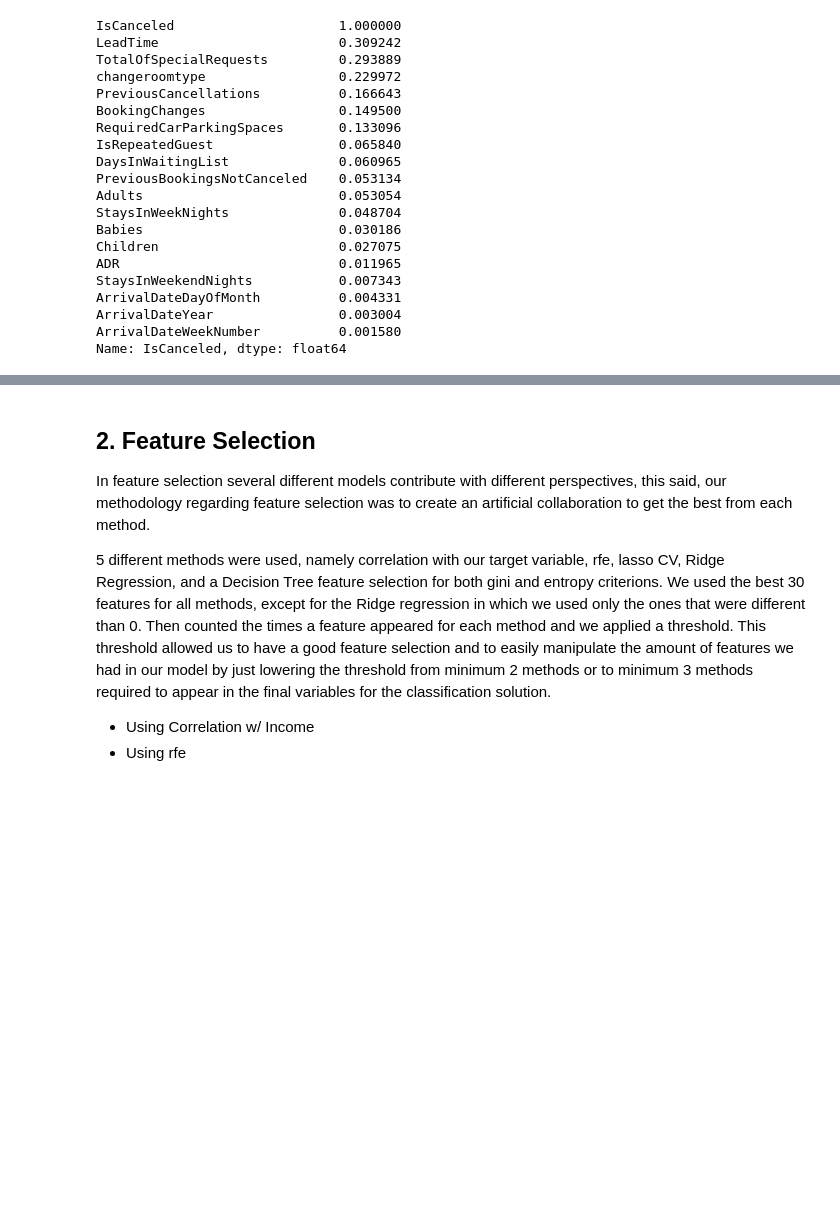
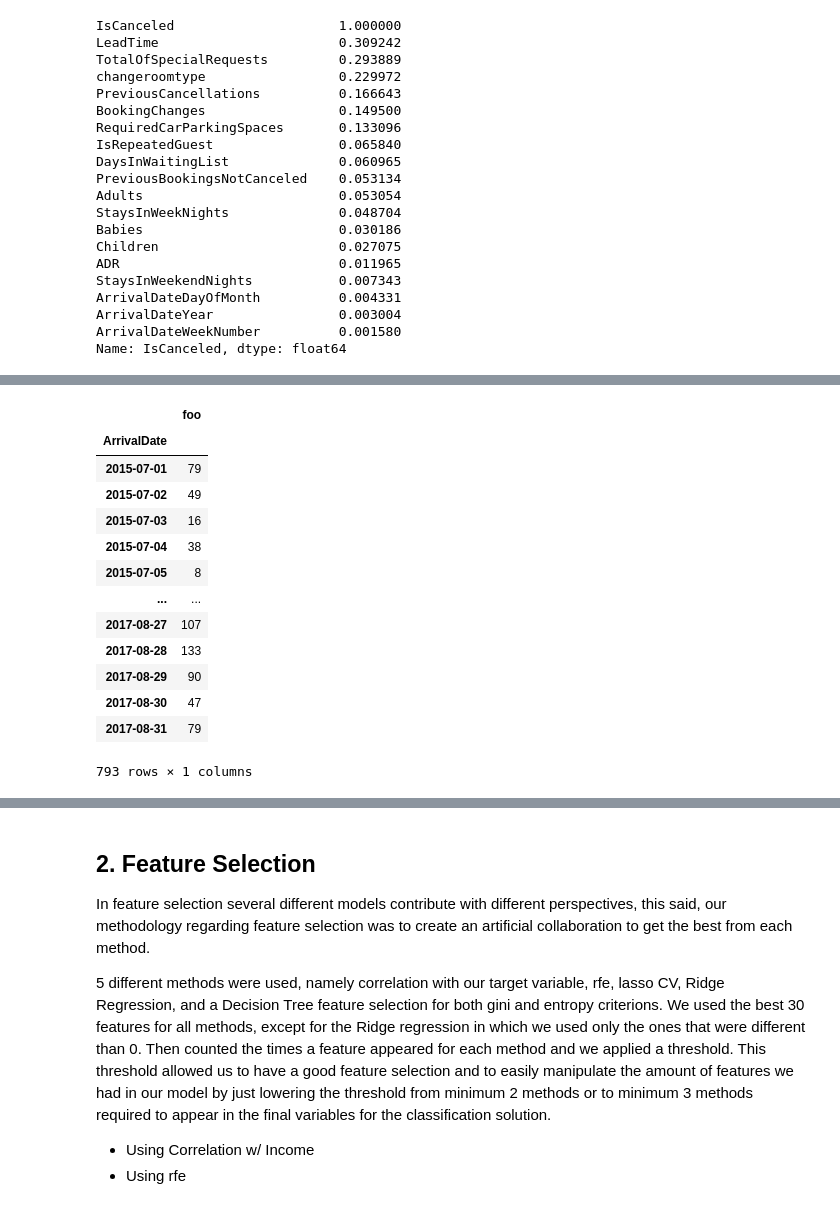
Before and after one commit to fredericojpr/BC2_Predict_Cancellations, a Jupyter notebook: scripts/BC2_Notebook_Goncalo.ipynb, the cells around one changed output, grey strips where cells are left out. Saved outputs shown, nothing was run; the diff lists cells and outputs as text; code cells hidden in the pictures; blank space fills up the shorter version.

```diff
--- a/scripts/BC2_Notebook_Goncalo.ipynb
+++ b/scripts/BC2_Notebook_Goncalo.ipynb
@@ -187,0 +234,18 @@ Name: IsCanceled, dtype: float64
+# %%
+a = events.groupby(['ArrivalDate']).count()
+a
+# %% [output]
+|  | foo |
+| ArrivalDate |  |
+| 2015-07-01 | 79 |
+| 2015-07-02 | 49 |
+| 2015-07-03 | 16 |
+| 2015-07-04 | 38 |
+| 2015-07-05 | 8 |
+| ... | ... |
+| 2017-08-27 | 107 |
+| 2017-08-28 | 133 |
+| 2017-08-29 | 90 |
+| 2017-08-30 | 47 |
+| 2017-08-31 | 79 |
+793 rows × 1 columns
```
Also changed, not shown: parts of 16 cells of this notebook.
